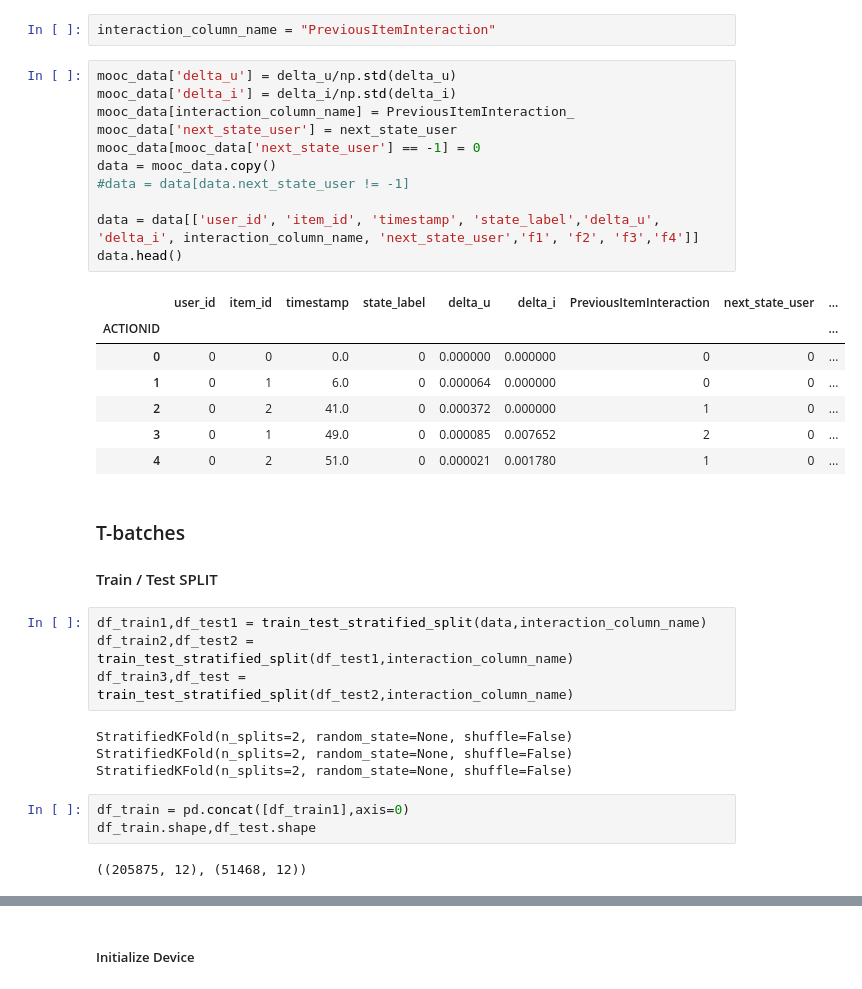
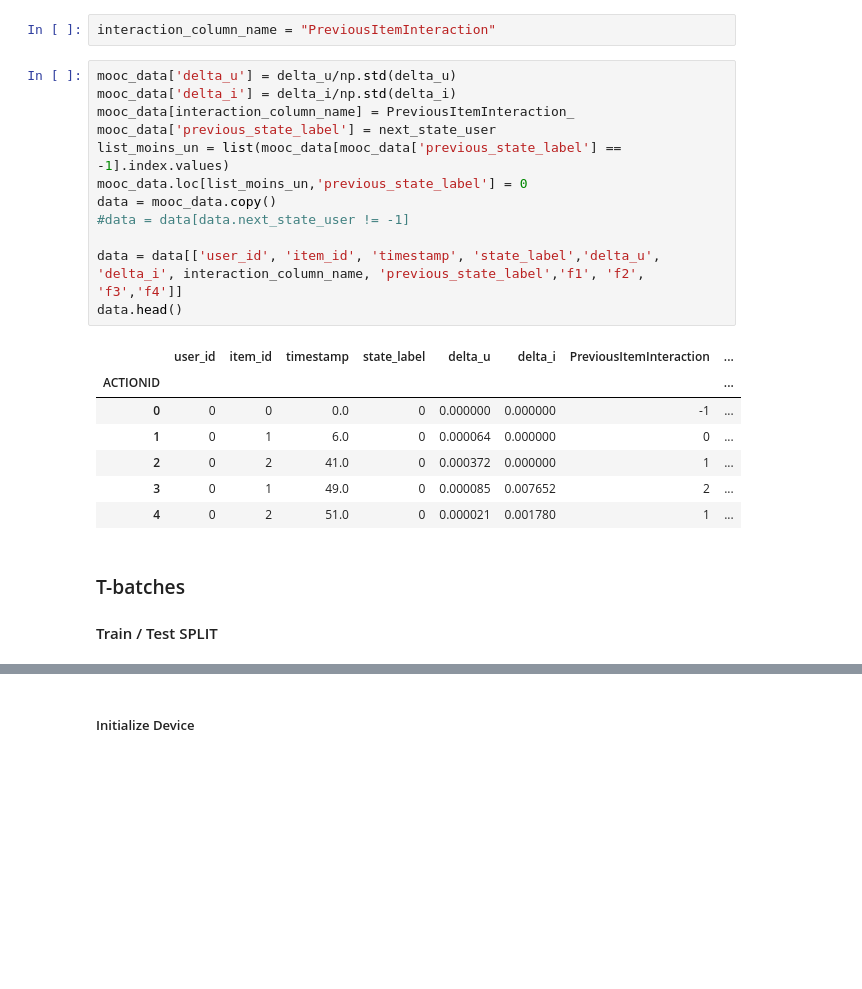
Before and after one commit to RayanAAY-ops/RE-Jodie-Recommander-System, a Jupyter notebook: main.ipynb, the cells around one changed output, grey strips where cells are left out. Drawn from its saved outputs; the diff is of its cells as text; blank space fills up the shorter version.

```diff
--- a/main.ipynb
+++ b/main.ipynb
@@ -64,36 +81,24 @@ interaction_column_name = "PreviousItemInteraction"
 # %%
 mooc_data['delta_u'] = delta_u/np.std(delta_u)
 mooc_data['delta_i'] = delta_i/np.std(delta_i)
 mooc_data[interaction_column_name] = PreviousItemInteraction_
-mooc_data['next_state_user'] = next_state_user
-mooc_data[mooc_data['next_state_user'] == -1] = 0
+mooc_data['previous_state_label'] = next_state_user
+list_moins_un = list(mooc_data[mooc_data['previous_state_label'] == -1].index.values)
+mooc_data.loc[list_moins_un,'previous_state_label'] = 0
 data = mooc_data.copy()
 #data = data[data.next_state_user != -1]
 
-data = data[['user_id', 'item_id', 'timestamp', 'state_label','delta_u', 'delta_i', interaction_column_name, 'next_state_user','f1', 'f2', 'f3','f4']]
+data = data[['user_id', 'item_id', 'timestamp', 'state_label','delta_u', 'delta_i', interaction_column_name, 'previous_state_label','f1', 'f2', 'f3','f4']]
 data.head()
 # %% [output]
-|  | user_id | item_id | timestamp | state_label | delta_u | delta_i | PreviousItemInteraction | next_state_user | ... |
-| ACTIONID |  |  |  |  |  |  |  |  | ... |
-| 0 | 0 | 0 | 0.0 | 0 | 0.000000 | 0.000000 | 0 | 0 | ... |
-| 1 | 0 | 1 | 6.0 | 0 | 0.000064 | 0.000000 | 0 | 0 | ... |
-| 2 | 0 | 2 | 41.0 | 0 | 0.000372 | 0.000000 | 1 | 0 | ... |
-| 3 | 0 | 1 | 49.0 | 0 | 0.000085 | 0.007652 | 2 | 0 | ... |
-| 4 | 0 | 2 | 51.0 | 0 | 0.000021 | 0.001780 | 1 | 0 | ... |
+|  | user_id | item_id | timestamp | state_label | delta_u | delta_i | PreviousItemInteraction | ... |
+| ACTIONID |  |  |  |  |  |  |  | ... |
+| 0 | 0 | 0 | 0.0 | 0 | 0.000000 | 0.000000 | -1 | ... |
+| 1 | 0 | 1 | 6.0 | 0 | 0.000064 | 0.000000 | 0 | ... |
+| 2 | 0 | 2 | 41.0 | 0 | 0.000372 | 0.000000 | 1 | ... |
+| 3 | 0 | 1 | 49.0 | 0 | 0.000085 | 0.007652 | 2 | ... |
+| 4 | 0 | 2 | 51.0 | 0 | 0.000021 | 0.001780 | 1 | ... |
 # %% [markdown]
 ### T-batches
 
 #### Train / Test SPLIT
-# %%
-df_train1,df_test1 = train_test_stratified_split(data,interaction_column_name)
-df_train2,df_test2 = train_test_stratified_split(df_test1,interaction_column_name)
-df_train3,df_test = train_test_stratified_split(df_test2,interaction_column_name)
-# %% [output]
-StratifiedKFold(n_splits=2, random_state=None, shuffle=False)
-StratifiedKFold(n_splits=2, random_state=None, shuffle=False)
-StratifiedKFold(n_splits=2, random_state=None, shuffle=False)
-# %%
-df_train = pd.concat([df_train1],axis=0)
-df_train.shape,df_test.shape
-# %% [output]
-((205875, 12), (51468, 12))
```
Also changed, not shown: parts of 7 cells of this notebook.
